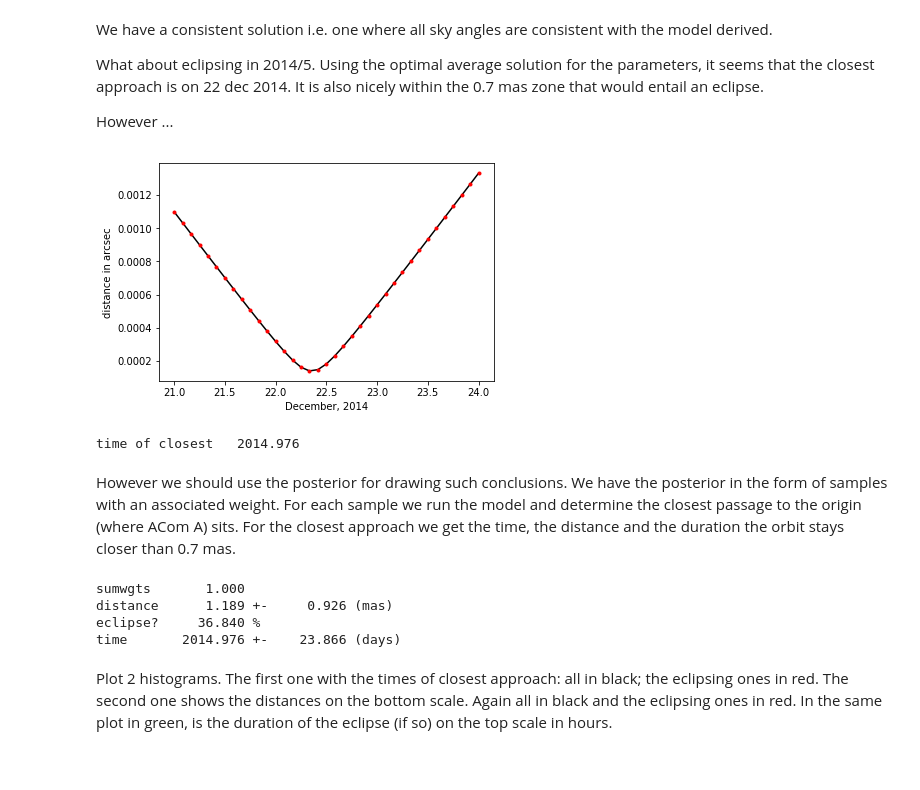
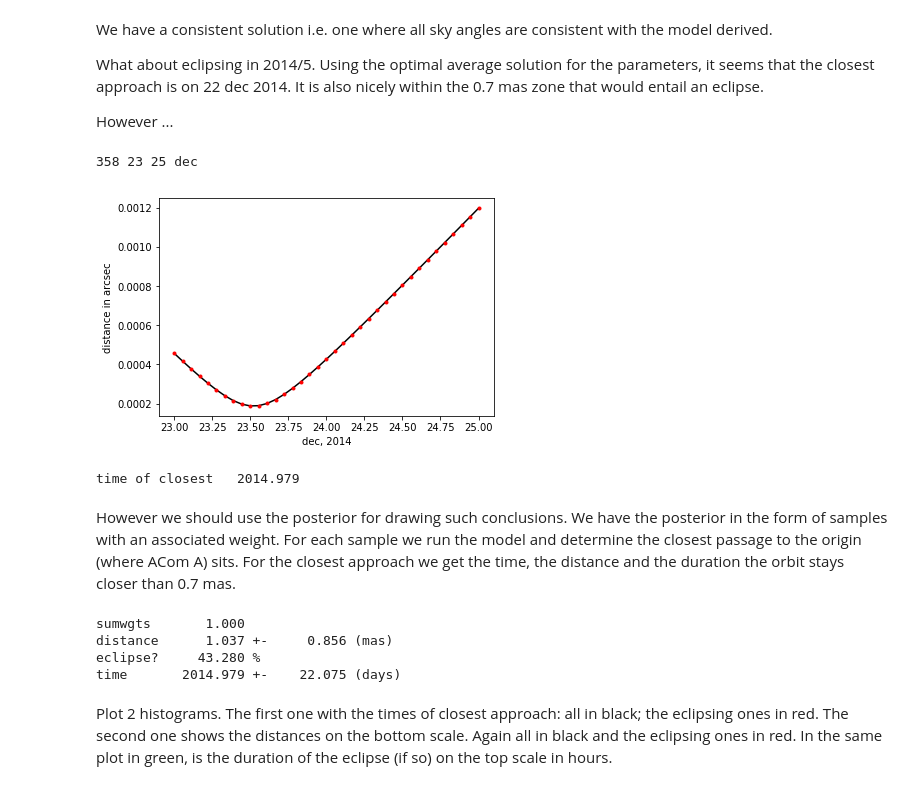
Before and after one commit to dokester/BayesicFitting, a Jupyter notebook: BayesicFitting/examples/alphaComae.ipynb, the cells around one changed output. Cells and saved outputs as stored; diff of their text form; code cells hidden in the pictures.

```diff
--- a/BayesicFitting/examples/alphaComae.ipynb
+++ b/BayesicFitting/examples/alphaComae.ipynb
@@ -222,30 +228,48 @@ Using the optimal average solution for the parameters, it seems that the closest
 
 However ...
 # %%
+mnts = [31,28,31,30,31,30,31,31,30,31,30,31]
+mnms = ['jan','feb','mar','apr','may','jun','jul','aug','sep','oct','nov','dec']
+
+ys = numpy.linspace( 114., 116., 731, dtype=float )   # 2 years in days
+xs = mdl.result( ys, par )
+rs = numpy.sqrt( numpy.square( xs[:,0] ) + numpy.square( xs[:,1] ) )
+krs = numpy.argmin( rs )
+
+k0 = math.floor( krs - 1 )
+k1 = math.ceil( krs + 1 )
+
 npt = 37
-#npt = 365
-y0 = 2014.0 + 355/365         # 21 dec 2014 (1 jan starts at 0)
-y1 = 2014.0 + 358/365         # 24 dec 2014
-#print( y0, y1 )
+y0 = 2014.0 + k0/365         # 21 dec 2014 (1 jan starts at 0)
+y1 = 2014.0 + k1/365         # 24 dec 2014
+for j in range( 12 ):
+    mname = mnms[j]
+    if k0 - mnts[j] < 0 :
+        break
+    k0 -= mnts[j]
+    k1 -= mnts[j]
+
+print( krs, k0, k1, mname )
 
 ys = numpy.linspace( y0-1900, y1-1900, npt )
 xs = mdl.result( ys, par )
 rs = numpy.sqrt( numpy.square( xs[:,0] ) + numpy.square( xs[:,1] ) )
-march = numpy.linspace( 21, 24, npt )
+march = numpy.linspace( k0, k1, npt )
 plt.plot( march, rs, 'k-' )
 plt.plot( march, rs, 'r.' )
-plt.xlabel( "December, 2014" )
+plt.xlabel( mname + ", 2014" )
 plt.ylabel( "distance in arcsec" )
 plt.show()
 mn = numpy.argmin( rs )
 ysm = ys[mn] + 1900
 print( "time of closest ", fmt(ysm) )
 ym = int( ysm )
 day = 365.0 * ( ysm - ym )
 #print( fmt( ym ), fmt( day ), fmt( 1000 * rs[mn] ) )
 # %% [output]
+358 23 25 dec
-[figure, old version]
+[figure, new version]
-time of closest   2014.976
+time of closest   2014.979
 # %% [markdown]
 However we should use the posterior for drawing such conclusions. We have the posterior in the form of samples with an associated weight.
 For each sample we run the model and determine the closest passage to the origin (where ACom A) sits. For the closest approach we get the time, the distance and the duration the orbit stays closer than 0.7 mas.
@@ -316,9 +340,9 @@ print( "eclipse? ", fmt(perc), "%" )
 print( "time     ", fmt(sy), "+-", fmt(sy2), "(days)" )
 # %% [output]
 sumwgts       1.000
-distance      1.189 +-     0.926 (mas)
-eclipse?     36.840 %
-time       2014.976 +-    23.866 (days)
+distance      1.037 +-     0.856 (mas)
+eclipse?     43.280 %
+time       2014.979 +-    22.075 (days)
 # %% [markdown]
 Plot 2 histograms.
 The first one with the times of closest approach: all in black; the eclipsing ones in red.
```
Also changed, not shown: parts of 5 cells of this notebook, 13 other files.
